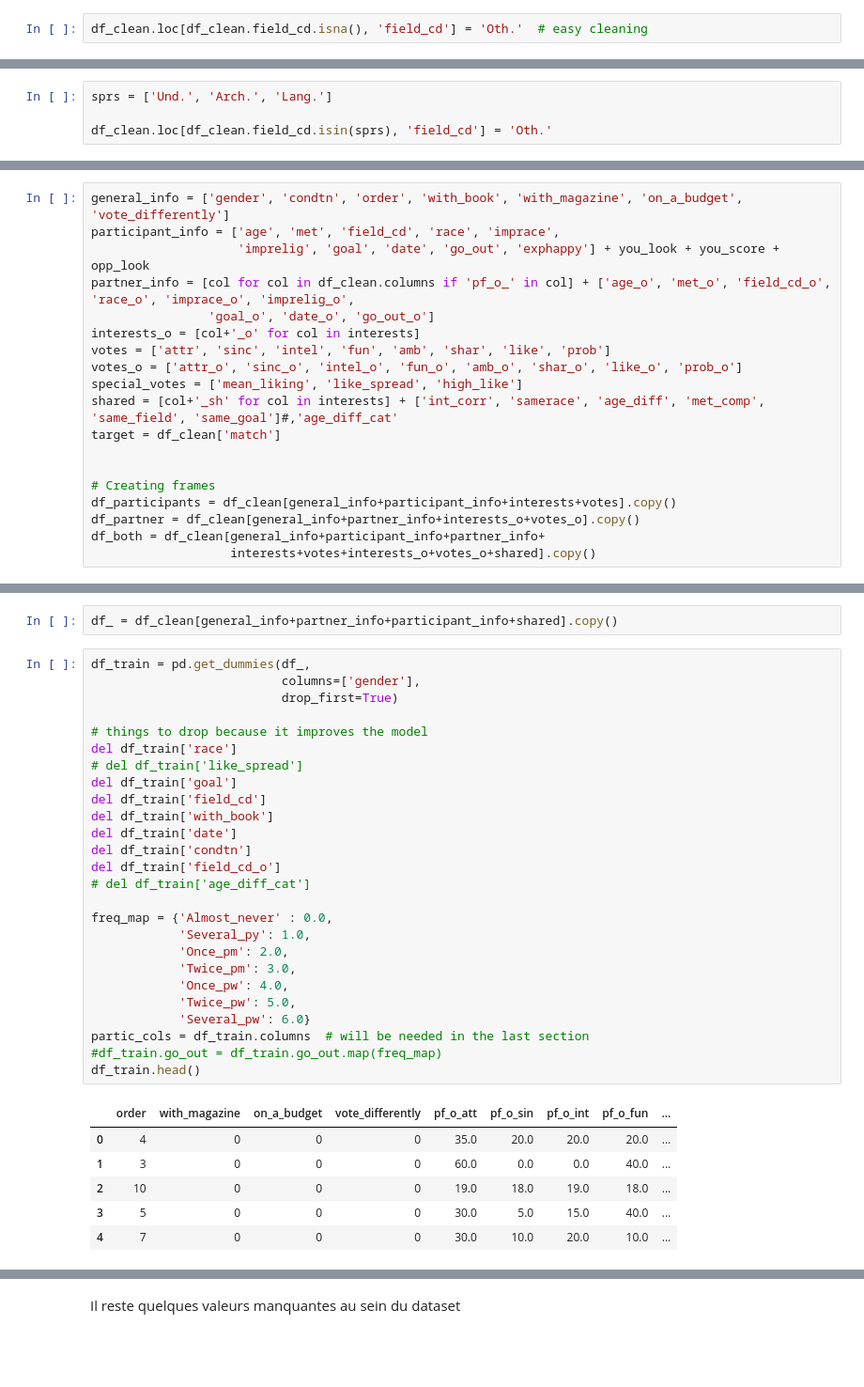
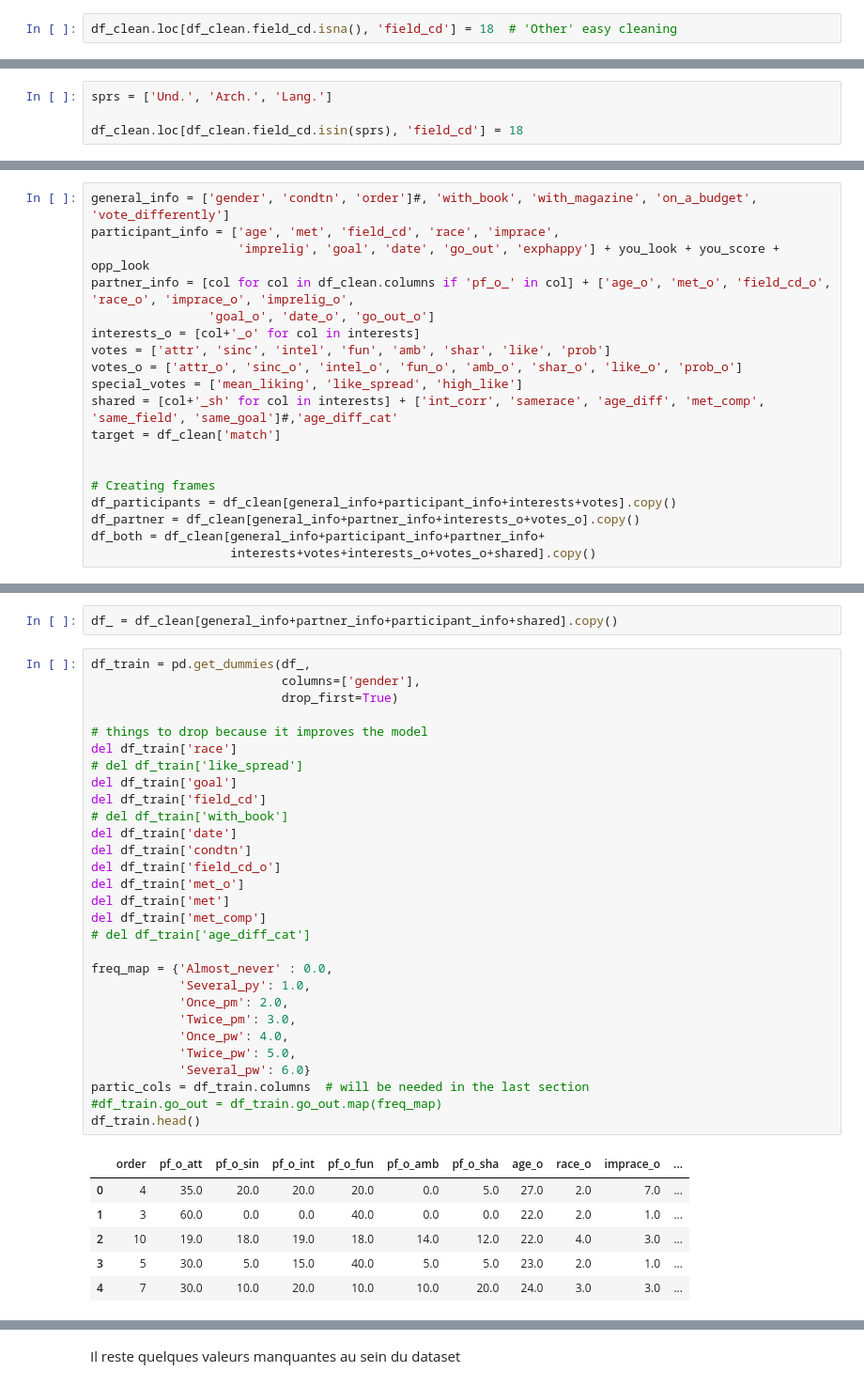
Before and after one commit to bento7/BigData, a Jupyter notebook: CHAUVEL_BENJAMIN.ipynb, the cells around one changed output, grey strips where cells are left out. Shown at 94% size. Saved outputs shown, nothing was run; the diff lists cells and outputs as text; blank space fills up the shorter version.

```diff
--- a/CHAUVEL_BENJAMIN.ipynb
+++ b/CHAUVEL_BENJAMIN.ipynb
@@ -865,5 +878,5 @@ print(f'Shape of the cleaned data: {df_clean.shape}')
 Original shape of the dataframe: (8368, 88)
 Shape of the cleaned data: (8148, 82)
 # %%
-df_clean.loc[df_clean.field_cd.isna(), 'field_cd'] = 'Oth.'  # easy cleaning
+df_clean.loc[df_clean.field_cd.isna(), 'field_cd'] = 18  # 'Other' easy cleaning
 # %% [markdown]
@@ -882,4 +895,4 @@ df_clean.loc[df_clean.reading > 10, 'reading'] = 10
 # %%
 sprs = ['Und.', 'Arch.', 'Lang.']
 
-df_clean.loc[df_clean.field_cd.isin(sprs), 'field_cd'] = 'Oth.'
+df_clean.loc[df_clean.field_cd.isin(sprs), 'field_cd'] = 18
@@ -1050,7 +1008,7 @@ they_score = [col for col in data.columns if '5_1' in col] # the others score yo
 # %%
 del df_clean['dec']
 # %%
-general_info = ['gender', 'condtn', 'order', 'with_book', 'with_magazine', 'on_a_budget', 'vote_differently']
+general_info = ['gender', 'condtn', 'order']#, 'with_book', 'with_magazine', 'on_a_budget', 'vote_differently']
 participant_info = ['age', 'met', 'field_cd', 'race', 'imprace',
                     'imprelig', 'goal', 'date', 'go_out', 'exphappy'] + you_look + you_score + opp_look
 partner_info = [col for col in df_clean.columns if 'pf_o_' in col] + ['age_o', 'met_o', 'field_cd_o', 'race_o', 'imprace_o', 'imprelig_o',
@@ -1077,35 +1042,38 @@ df_ = df_clean[general_info+partner_info+participant_info+shared].copy()
 # %%
 df_train = pd.get_dummies(df_,
                           columns=['gender'],
                           drop_first=True)
 
 # things to drop because it improves the model
 del df_train['race']
 # del df_train['like_spread']
 del df_train['goal']
 del df_train['field_cd']
-del df_train['with_book']
+# del df_train['with_book']
 del df_train['date']
 del df_train['condtn']
 del df_train['field_cd_o']
+del df_train['met_o']
+del df_train['met']
+del df_train['met_comp']
 # del df_train['age_diff_cat']
 
 freq_map = {'Almost_never' : 0.0,
             'Several_py': 1.0,
             'Once_pm': 2.0,
             'Twice_pm': 3.0,
             'Once_pw': 4.0,
             'Twice_pw': 5.0,
             'Several_pw': 6.0}
 partic_cols = df_train.columns  # will be needed in the last section
 #df_train.go_out = df_train.go_out.map(freq_map)
 df_train.head()
 # %% [output]
-|  | order | with_magazine | on_a_budget | vote_differently | pf_o_att | pf_o_sin | pf_o_int | pf_o_fun | ... |
-| 0 | 4 | 0 | 0 | 0 | 35.0 | 20.0 | 20.0 | 20.0 | ... |
-| 1 | 3 | 0 | 0 | 0 | 60.0 | 0.0 | 0.0 | 40.0 | ... |
-| 2 | 10 | 0 | 0 | 0 | 19.0 | 18.0 | 19.0 | 18.0 | ... |
-| 3 | 5 | 0 | 0 | 0 | 30.0 | 5.0 | 15.0 | 40.0 | ... |
-| 4 | 7 | 0 | 0 | 0 | 30.0 | 10.0 | 20.0 | 10.0 | ... |
+|  | order | pf_o_att | pf_o_sin | pf_o_int | pf_o_fun | pf_o_amb | pf_o_sha | age_o | race_o | imprace_o | ... |
+| 0 | 4 | 35.0 | 20.0 | 20.0 | 20.0 | 0.0 | 5.0 | 27.0 | 2.0 | 7.0 | ... |
+| 1 | 3 | 60.0 | 0.0 | 0.0 | 40.0 | 0.0 | 0.0 | 22.0 | 2.0 | 1.0 | ... |
+| 2 | 10 | 19.0 | 18.0 | 19.0 | 18.0 | 14.0 | 12.0 | 22.0 | 4.0 | 3.0 | ... |
+| 3 | 5 | 30.0 | 5.0 | 15.0 | 40.0 | 5.0 | 5.0 | 23.0 | 2.0 | 1.0 | ... |
+| 4 | 7 | 30.0 | 10.0 | 20.0 | 10.0 | 10.0 | 20.0 | 24.0 | 3.0 | 3.0 | ... |
 # %%
 df_train.shape
```
Also changed, not shown: parts of 92 cells of this notebook.
